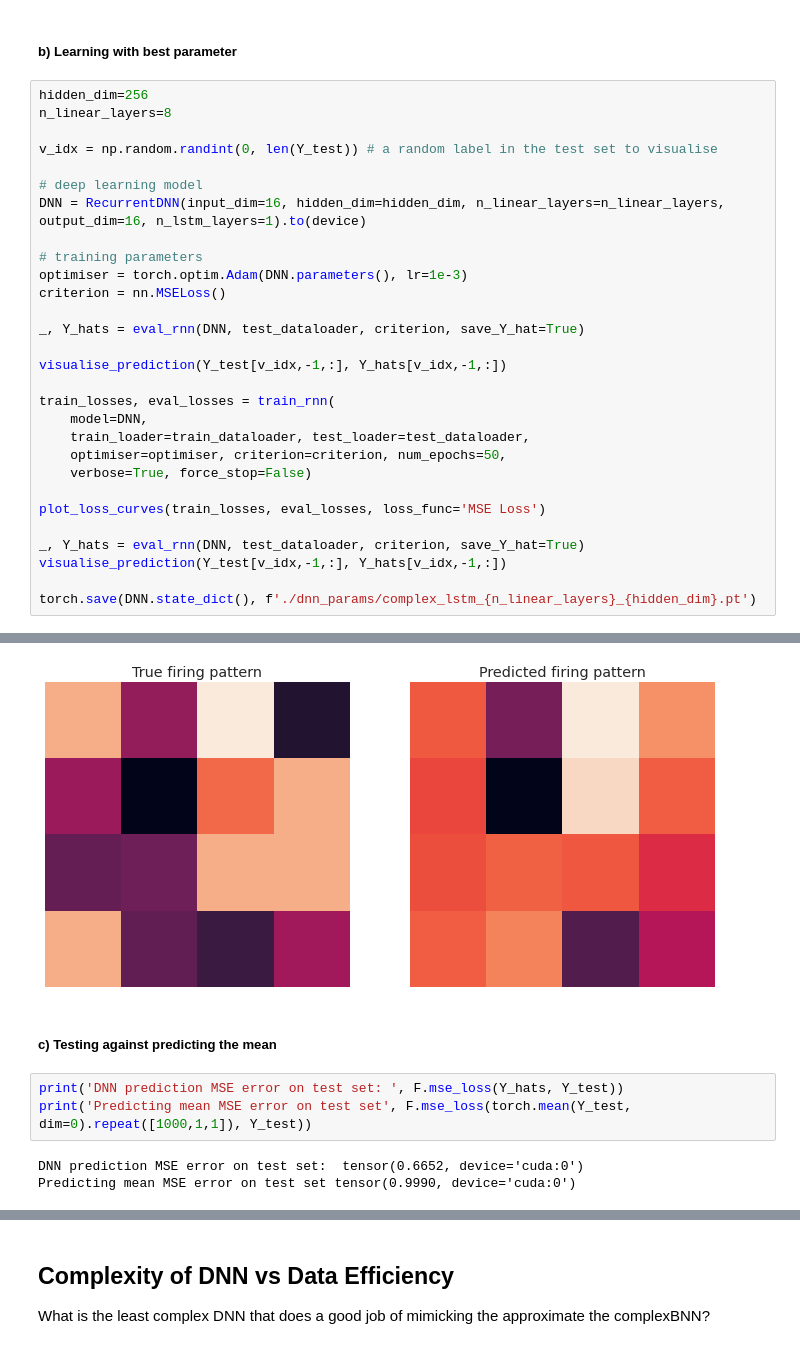
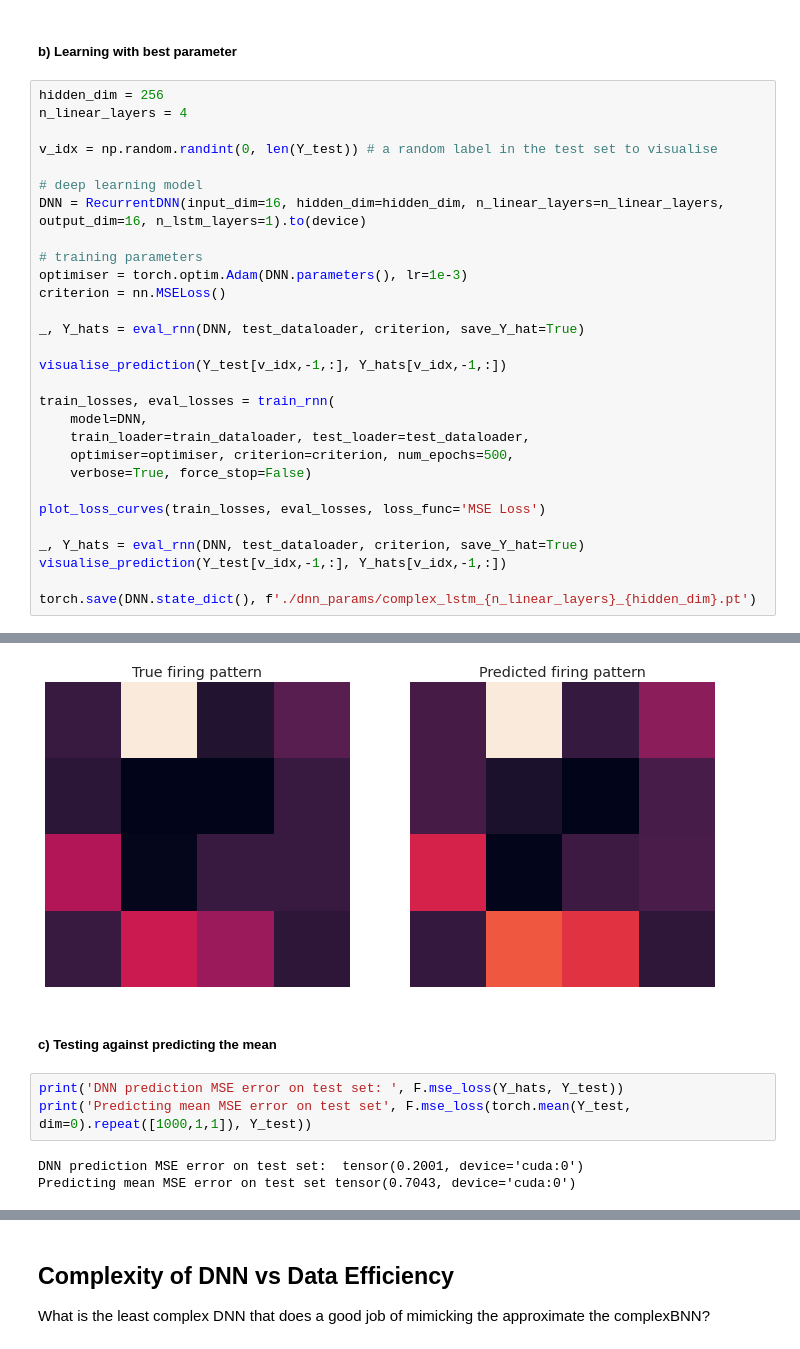
Before and after one commit to cngzlsh/BrainNet, a Jupyter notebook: approx_bnn_experiments.ipynb, the cells around one changed output, grey strips where cells are left out. Saved outputs shown, nothing was run; the diff lists cells and outputs as text.

```diff
--- a/approx_bnn_experiments.ipynb
+++ b/approx_bnn_experiments.ipynb
@@ -638,8 +522,8 @@ Best hidden unit: 256, best layers: 4
 # %% [markdown]
 ##### b) Learning with best parameter
 # %%
-hidden_dim=256
-n_linear_layers=8
+hidden_dim = 256
+n_linear_layers = 4
 
 v_idx = np.random.randint(0, len(Y_test)) # a random label in the test set to visualise
 
@@ -657,7 +541,7 @@ visualise_prediction(Y_test[v_idx,-1,:], Y_hats[v_idx,-1,:])
 train_losses, eval_losses = train_rnn(
     model=DNN,
     train_loader=train_dataloader, test_loader=test_dataloader,
-    optimiser=optimiser, criterion=criterion, num_epochs=50,
+    optimiser=optimiser, criterion=criterion, num_epochs=500,
     verbose=True, force_stop=False)
 
 plot_loss_curves(train_losses, eval_losses, loss_func='MSE Loss')
@@ -689,9 +573,9 @@ Training completed with final epoch loss 0.42477646470069885. Time elapsed: 0 h
-[figure, old version]
+[figure, new version]
 # %% [markdown]
 ##### c) Testing against predicting the mean
 # %%
 print('DNN prediction MSE error on test set: ', F.mse_loss(Y_hats, Y_test))
 print('Predicting mean MSE error on test set', F.mse_loss(torch.mean(Y_test, dim=0).repeat([1000,1,1]), Y_test))
 # %% [output]
-DNN prediction MSE error on test set:  tensor(0.6652, device='cuda:0')
-Predicting mean MSE error on test set tensor(0.9990, device='cuda:0')
+DNN prediction MSE error on test set:  tensor(0.2001, device='cuda:0')
+Predicting mean MSE error on test set tensor(0.7043, device='cuda:0')
```
Also changed, not shown: parts of 26 cells of this notebook, 15 other files.
